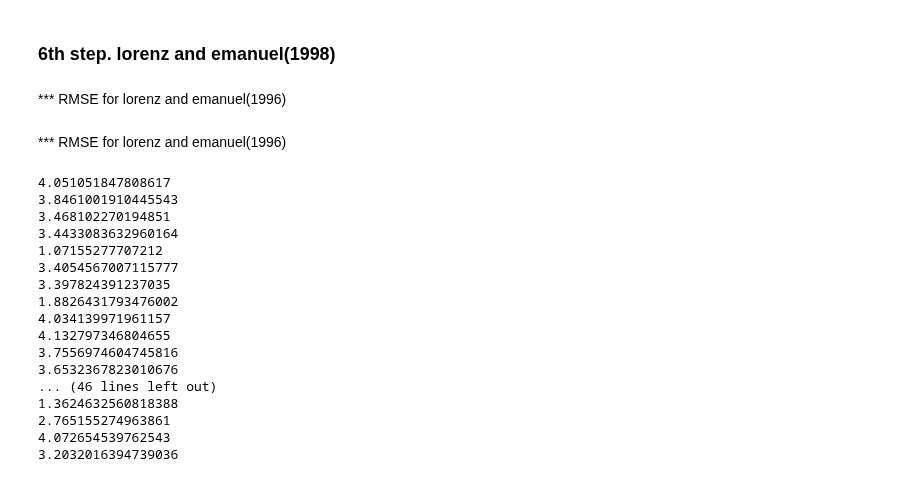
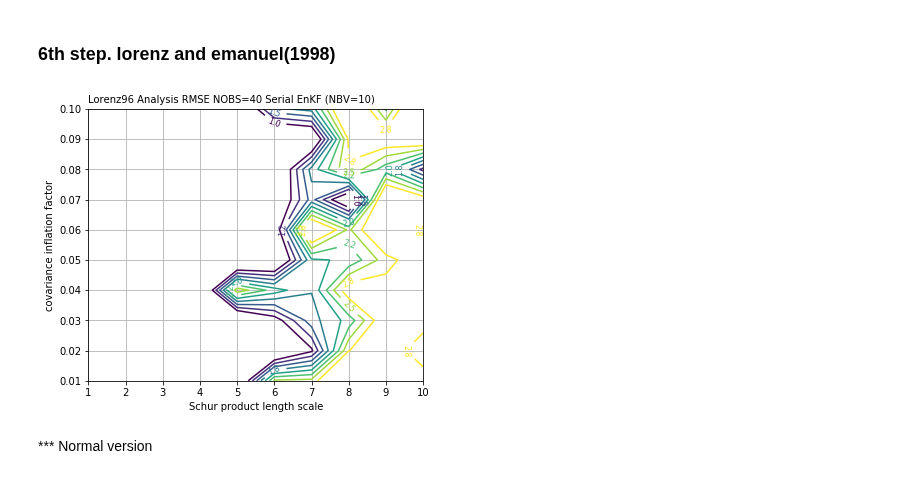
Before and after one commit to Toyo-Daichi/DA_basic, a Jupyter notebook: exp_view.ipynb, the cells around one changed output. Cells and saved outputs as stored; diff of their text form; code cells hidden in the pictures.

```diff
--- a/exp_view.ipynb
+++ b/exp_view.ipynb
@@ -531,9 +531,8 @@ indir = '/Users/toyo/Terminal/DA_basic/output/lorenz96_and_emanuel_exp/'
 true_path = indir + 'normal_true_score_40ndim.csv'
 obs_path = indir + 'normal_obs_score_40ndim.csv'
 anl_pathlist =[]
-anl_pathlist = glob.glob(indir + 'normal_EnKF10m_anl_score_40ndim_loc_?_alpha_0.??d0.csv')
+anl_pathlist = sorted(glob.glob(indir + 'normal_EnKF10m_anl_score_40ndim_loc_?_alpha_0.??d0.csv'))
+anl_pathlist.extend(sorted(glob.glob(indir + 'normal_EnKF10m_anl_score_40ndim_loc_??_alpha_0.??d0.csv')))
 # %%
 true_data = csv2list(true_path)
 obs_data = csv2list(obs_path)
-# %% [markdown]
-*** RMSE for lorenz and emanuel(1996)
@@ -542,3 +543,27 @@ data = []
 for ifile in anl_pathlist:
     anl_score = csv2list(ifile)
     data.append(anl_score)
+# %%
+rmse_list = []
+for _it in range(len(data)):
+    rmse_score = rmse(data[_it][10:], true_data[10:])
+    rmse_list.append(rmse_score)
+
+rmse_ndarray = np.array(rmse_list)
+rmse_ndarray = rmse_ndarray.reshape(10, 10, order='F')
+# %%
+x_coord = np.arange(1, 11, 1)
+y_coord = np.arange(0.01, 0.11, 0.01)
+# %%
+fig, ax = plt.subplots(figsize=(6, 5))
+lorenz_emanuel = ax
+cont = lorenz_emanuel.contour(x_coord, y_coord, rmse_ndarray, levels=np.arange(1.0, 3.0, 0.25))
+cont.clabel(fmt='%1.1f', fontsize=8)
+lorenz_emanuel.set_xlabel('Schur product length scale')
+lorenz_emanuel.set_ylabel('covariance inflation factor')
+lorenz_emanuel.set_title('Lorenz96 Analysis RMSE NOBS=40 Serial EnKF (NBV=10)', loc='left', fontsize=10)
+lorenz_emanuel.grid()
+# %% [output]
+[figure, added]
+# %% [markdown]
+*** Normal version
@@ -552,2 +599,0 @@ for _file in range(len(data)):
-# %% [markdown]
-*** RMSE for lorenz and emanuel(1996)
@@ -559,24 +600,2 @@ for _it in range(len(data)):
-# %%
-for i in rmse_list:
-    if i > 1.0:
-        print(i)
-# %% [output]
-4.051051847808617
-3.8461001910445543
-3.468102270194851
-3.4433083632960164
-1.07155277707212
-3.4054567007115777
-3.397824391237035
-1.8826431793476002
-4.034139971961157
-4.132797346804655
-3.7556974604745816
-3.6532367823010676
-... (46 lines left out)
-1.3624632560818388
-2.765155274963861
-4.072654539762543
-3.2032016394739036
 # %%
 fig, ax = plt.subplots(figsize=(6, 5))
```
Also changed, not shown: parts of 7 cells of this notebook, 1 other file.
